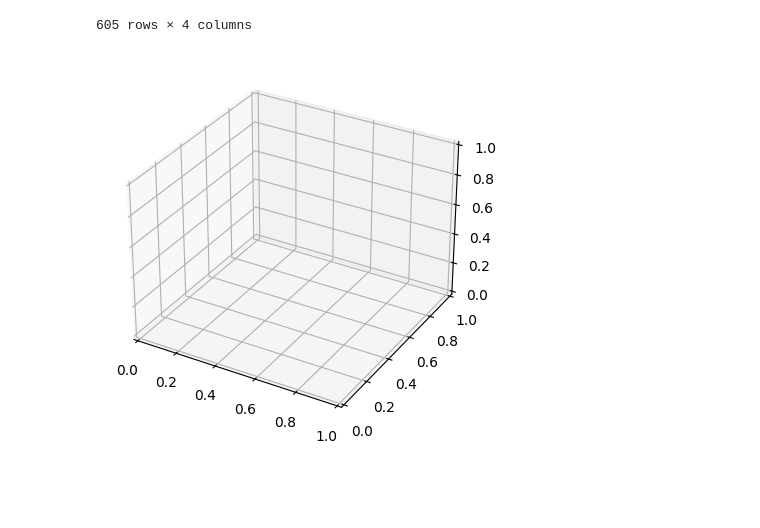
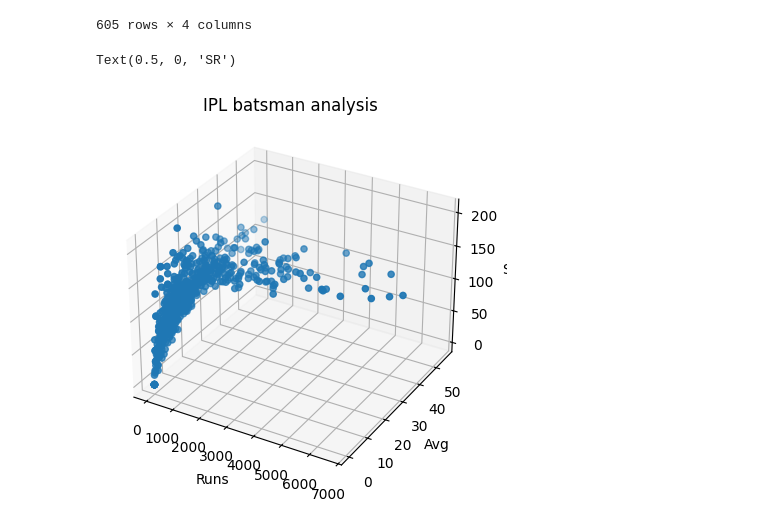
Before and after one commit to simran-aug15/Matplotlib, a Jupyter notebook: 3d_scatterplot.ipynb, the cells around one changed output. Drawn from its saved outputs; the diff is of its cells as text; code cells hidden in the pictures; blank space fills up the shorter version.

```diff
--- a/3d_scatterplot.ipynb
+++ b/3d_scatterplot.ipynb
@@ -25,6 +25,12 @@ batter
 # %%
 #3d_scatter
 fig=plt.figure()
 ax=plt.subplot(projection='3d')
+ax.scatter3D(batter['runs'],batter['avg'],batter['strike_rate'])
+ax.set_title('IPL batsman analysis')
+ax.set_xlabel('Runs')
+ax.set_ylabel('Avg')
+ax.set_zlabel('SR')
 # %% [output]
+Text(0.5, 0, 'SR')
-[figure, old version]
+[figure, new version]
```
